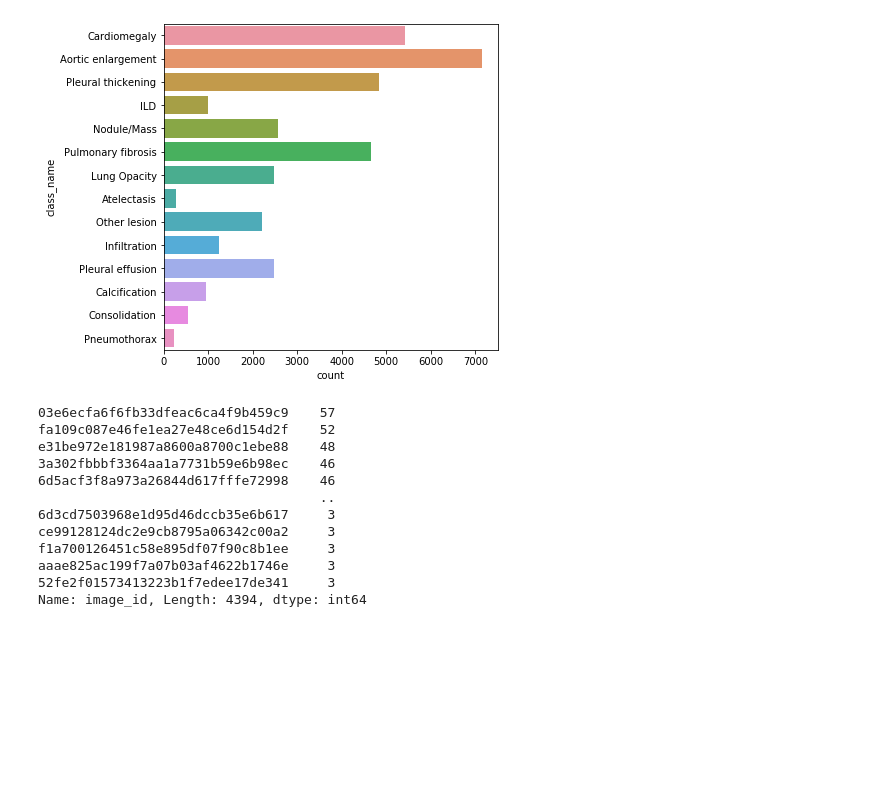
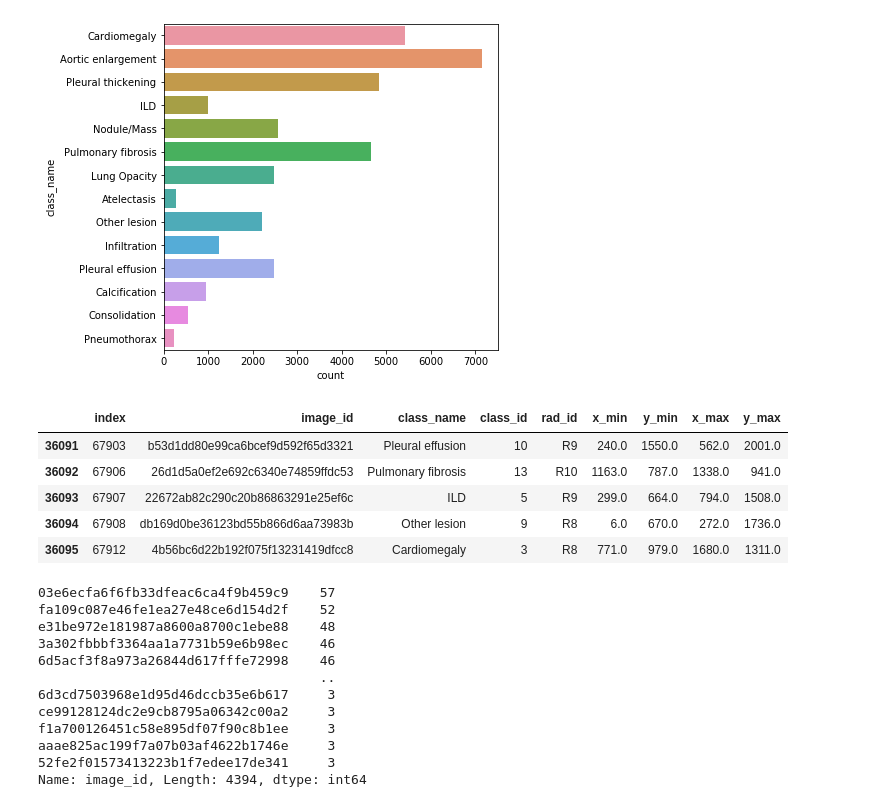
Before and after one commit to Yuchen-Dai/vinbigdata-chest-xray-abnormalities-detection, a Jupyter notebook: Data Analysis.ipynb, the cells around one changed output. Saved outputs shown, nothing was run; the diff lists cells and outputs as text; code cells hidden in the pictures; blank space fills up the shorter version.

```diff
--- a/Data Analysis.ipynb
+++ b/Data Analysis.ipynb
@@ -61,6 +63,15 @@ sns.countplot(y='class_name',data=train[train['class_name'] != 'No finding']);
 plt.show()
 # %% [output]
 [figure]
+# %%
+train[train['class_name'] != 'No finding'].reset_index().tail()
+# %% [output]
+|  | index | image_id | class_name | class_id | rad_id | x_min | y_min | x_max | y_max |
+| 36091 | 67903 | b53d1dd80e99ca6bcef9d592f65d3321 | Pleural effusion | 10 | R9 | 240.0 | 1550.0 | 562.0 | 2001.0 |
+| 36092 | 67906 | 26d1d5a0ef2e692c6340e74859ffdc53 | Pulmonary fibrosis | 13 | R10 | 1163.0 | 787.0 | 1338.0 | 941.0 |
+| 36093 | 67907 | 22672ab82c290c20b86863291e25ef6c | ILD | 5 | R9 | 299.0 | 664.0 | 794.0 | 1508.0 |
+| 36094 | 67908 | db169d0be36123bd55b866d6aa73983b | Other lesion | 9 | R8 | 6.0 | 670.0 | 272.0 | 1736.0 |
+| 36095 | 67912 | 4b56bc6d22b192f075f13231419dfcc8 | Cardiomegaly | 3 | R8 | 771.0 | 979.0 | 1680.0 | 1311.0 |
 # %%
 train[train['class_name'] != 'No finding'].image_id.value_counts()
 # %% [output]
```
Also changed, not shown: parts of 7 cells of this notebook.
